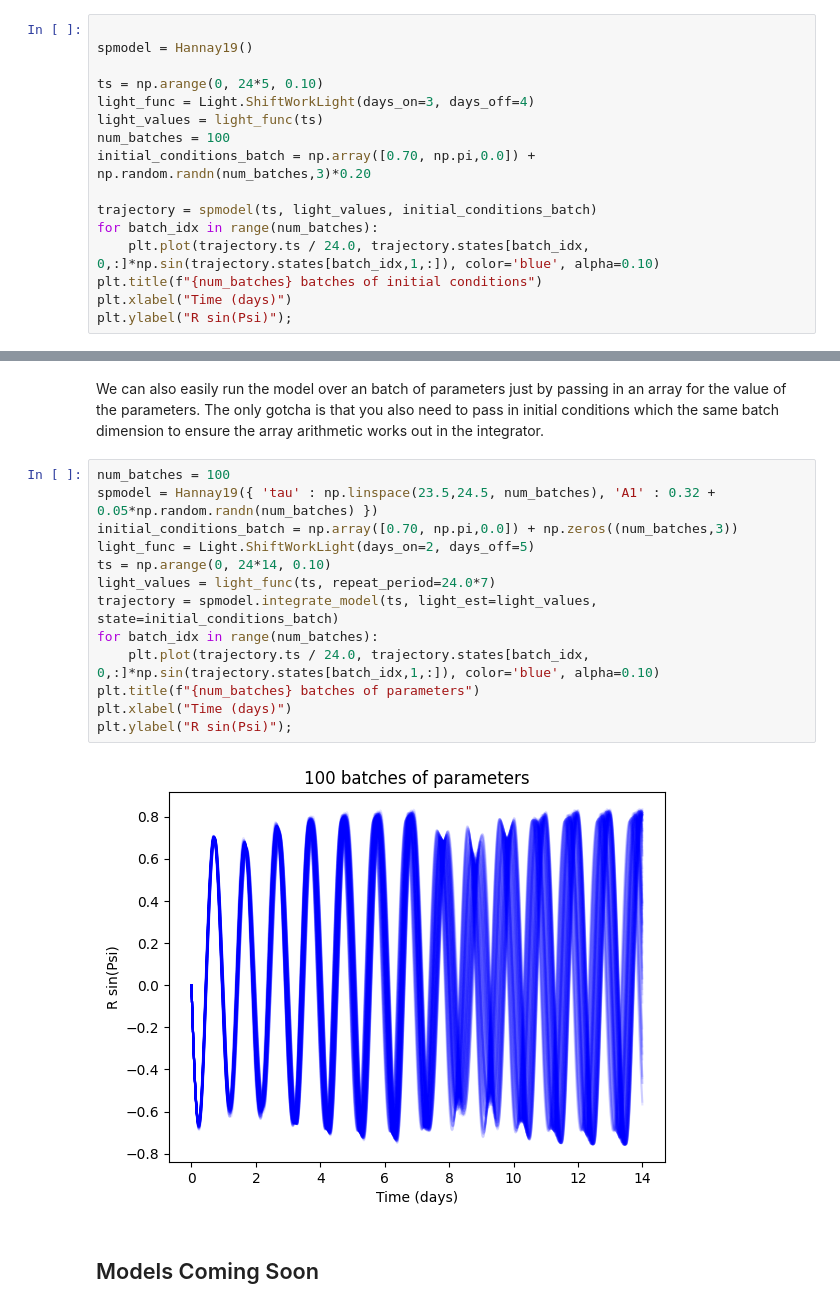
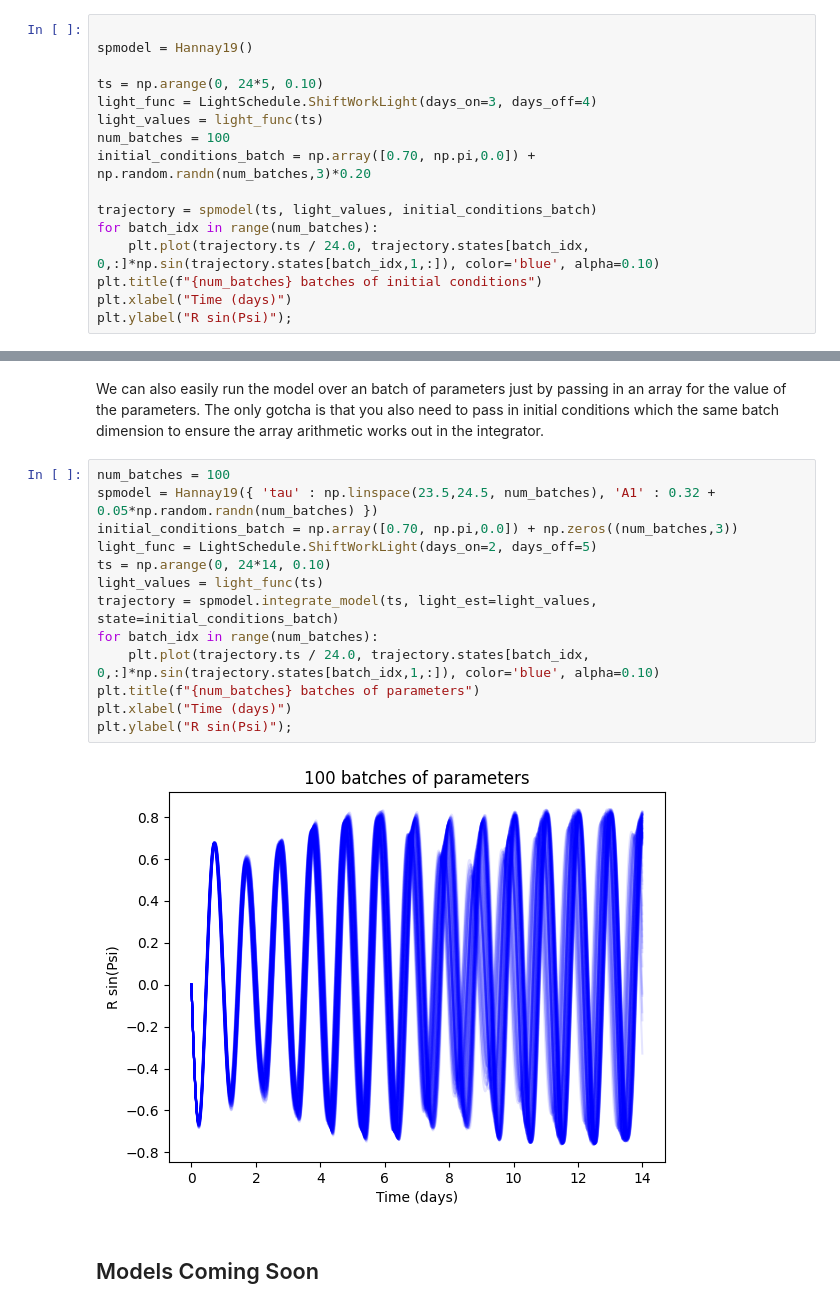
Before and after one commit to Arcascope/circadian, a Jupyter notebook: nbs/00_models.ipynb, the cells around one changed output, grey strips where cells are left out. Drawn from its saved outputs; the diff is of its cells as text.

```diff
--- a/nbs/00_models.ipynb
+++ b/nbs/00_models.ipynb
@@ -1090,7 +1093,7 @@ from circadian.lights import *
 spmodel = Hannay19()
 
 ts = np.arange(0, 24*5, 0.10)
-light_func = Light.ShiftWorkLight(days_on=3, days_off=4)
+light_func = LightSchedule.ShiftWorkLight(days_on=3, days_off=4)
 light_values = light_func(ts)
 num_batches = 100
 initial_conditions_batch = np.array([0.70, np.pi,0.0]) + np.random.randn(num_batches,3)*0.20
@@ -1124,18 +1127,18 @@ We can also easily run the model over an batch of parameters just by passing in
 # %%
 num_batches = 100
 spmodel = Hannay19({ 'tau' : np.linspace(23.5,24.5, num_batches), 'A1' : 0.32 + 0.05*np.random.randn(num_batches) })
 initial_conditions_batch = np.array([0.70, np.pi,0.0]) + np.zeros((num_batches,3))
-light_func = Light.ShiftWorkLight(days_on=2, days_off=5)
+light_func = LightSchedule.ShiftWorkLight(days_on=2, days_off=5)
 ts = np.arange(0, 24*14, 0.10)
-light_values = light_func(ts, repeat_period=24.0*7)
+light_values = light_func(ts)
 trajectory = spmodel.integrate_model(ts, light_est=light_values, state=initial_conditions_batch)
 for batch_idx in range(num_batches):
     plt.plot(trajectory.ts / 24.0, trajectory.states[batch_idx, 0,:]*np.sin(trajectory.states[batch_idx,1,:]), color='blue', alpha=0.10)
 plt.title(f"{num_batches} batches of parameters")
 plt.xlabel("Time (days)")
 plt.ylabel("R sin(Psi)");
 # %% [output]
-[figure, old version]
+[figure, new version]
 # %% [markdown]
 ## Models Coming Soon
 # %% [markdown]
```
Also changed, not shown: parts of 6 cells of this notebook, 9 other files.
